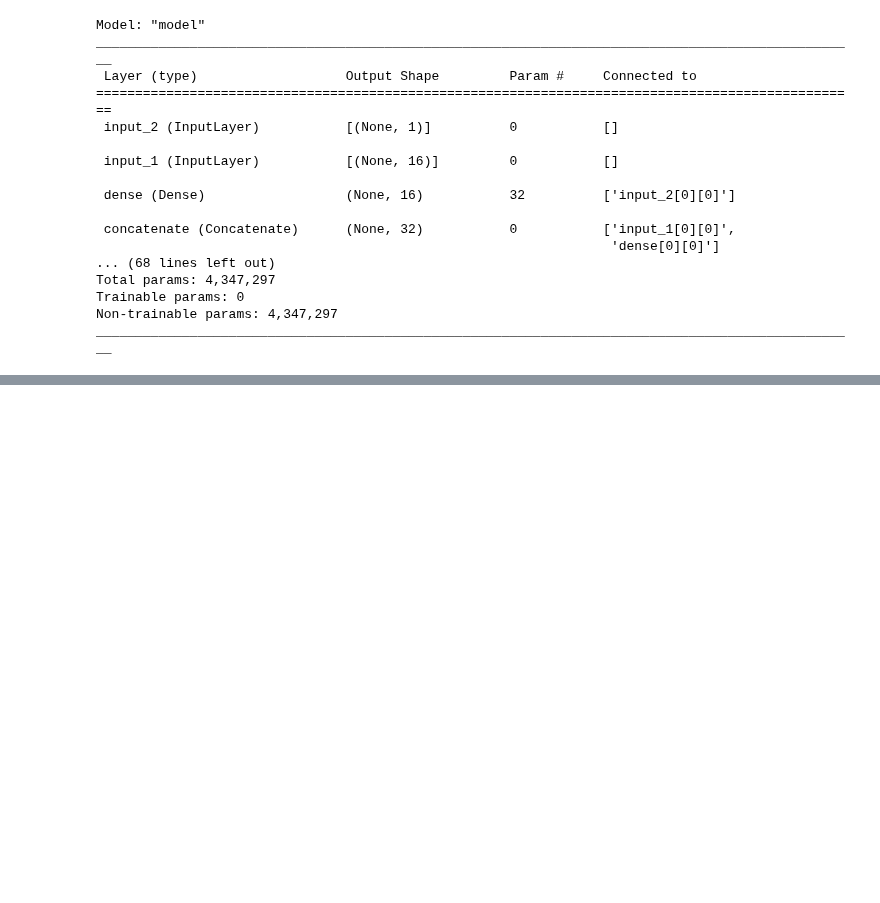
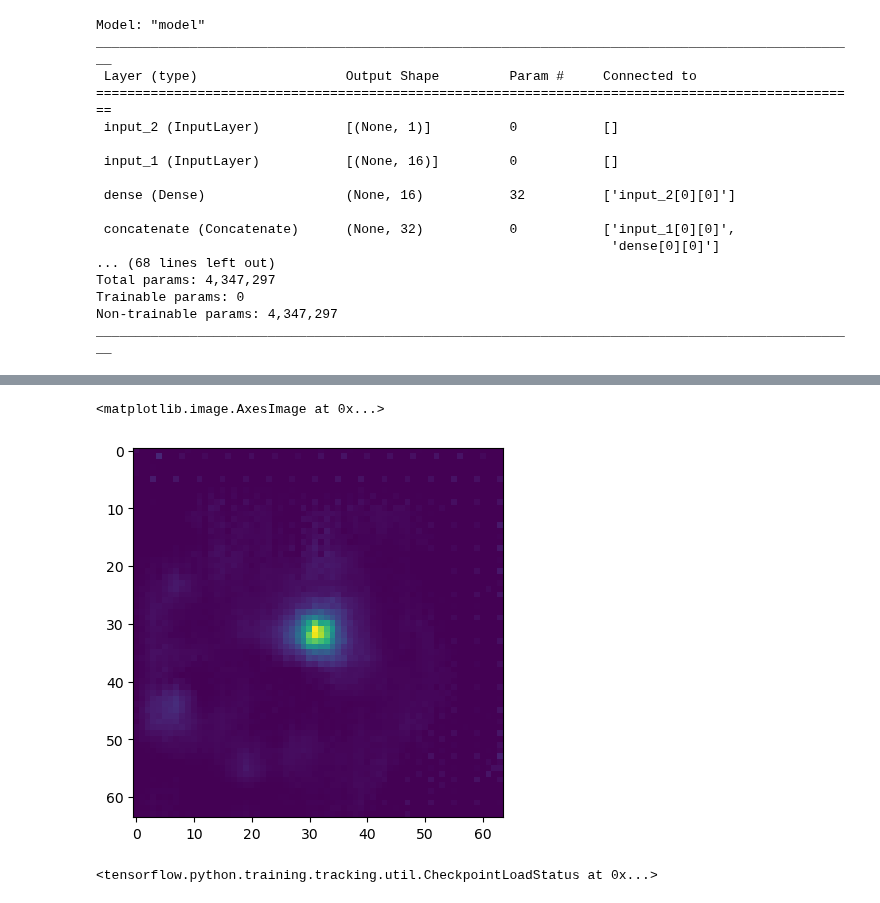
Before and after one commit to astrodatalab/photoz, a Jupyter notebook: code/generative_modeling/gan_rockfish.ipynb, the cells around one changed output, grey strips where cells are left out. Drawn from its saved outputs; the diff is of its cells as text; code cells hidden in the pictures; blank space fills up the shorter version.

```diff
--- a/code/generative_modeling/gan_rockfish.ipynb
+++ b/code/generative_modeling/gan_rockfish.ipynb
@@ -25,7 +25,7 @@ LATENT_DIM = 16
 BASE_DEPTH = 8
 CHANNELS = 5
 IMAGE_SHAPE = (CHANNELS, 64, 64)
-BATCH_SIZE = 8
+BATCH_SIZE = 1024
 EPOCHS = 250
 CHECKPOINTS_TO_SAVE = 4
 KL_WEIGHT = 1e-2
@@ -118,7 +118,7 @@ def build_discriminator(IMAGE_SHAPE):
 # %%
 def build_gan(generator, discriminator):
 
-    discriminator.compile(optimizer = Adam(learning_rate = 0.001), loss = 'binary_crossentropy', metrics = ['accuracy'])
+    discriminator.compile(optimizer = Adam(learning_rate = 0.0001), loss = 'binary_crossentropy', metrics = ['accuracy'])
     discriminator.trainable = False
 
     noise = Input(shape = (LATENT_DIM,))
@@ -127,7 +127,7 @@ def build_gan(generator, discriminator):
     fake_pred = discriminator([img, label])
 
     combined_model = Model([noise, label], fake_pred)
-    combined_model.compile(optimizer = Adam(learning_rate = 0.001), loss = 'binary_crossentropy')
+    combined_model.compile(optimizer = Adam(learning_rate = 0.0001), loss = 'binary_crossentropy')
     return combined_model
 # %%
 generator = build_generator(LATENT_DIM)
@@ -229,0 +227,31 @@ sys.stdout = original_stdout
+# %%
+epochs = 100
+
+for epoch in range(epochs):
+
+    # Train Discriminator
+    noise = np.random.normal(0, 1, (BATCH_SIZE, LATENT_DIM))
+
+    fake_redshift = np.random.uniform(0, 2, (BATCH_SIZE, 1))
+    fake_labels = np.zeros((BATCH_SIZE, 1))
+    fake_images = generator.predict([noise, fake_redshift])
+
+    real_images, real_redshift = next_batch() # Get a batch of real images
+    real_labels = np.ones((BATCH_SIZE, 1))
+
+    labels = np.vstack([real_labels, fake_labels])
+    redshifts = np.vstack([real_redshift, fake_redshift])
+    images = np.vstack([real_images, fake_images])
+
+    d_loss = discriminator.train_on_batch([images, redshifts], labels);
+
+    # Train Generator
+    noise = np.random.normal(0, 1, (BATCH_SIZE, LATENT_DIM))
+    fake_redshift = np.random.uniform(0, 2, (BATCH_SIZE, 1)) # a vector of fake redshift to input the generator
+    g_loss = gan.train_on_batch([noise, fake_redshift], real_labels); # train the generator
+
+    if epoch % 5 == 0:
+        print(f"Epoch {epoch}, Discriminator Loss: {d_loss}, Generator Loss: {g_loss}")
+
+plt.imshow(fake_images[0][4])
+# %% [output]
@@ -229,0 +275,2 @@ sys.stdout = original_stdout
+<matplotlib.image.AxesImage at 0x...>
+[figure, added]
@@ -229,0 +283,4 @@ sys.stdout = original_stdout
+# %%
+gan.load_weights(weights_path)
+# %% [output]
+<tensorflow.python.training.tracking.util.CheckpointLoadStatus at 0x...>
```
Also changed, not shown: parts of 10 cells of this notebook, 1 other file.
